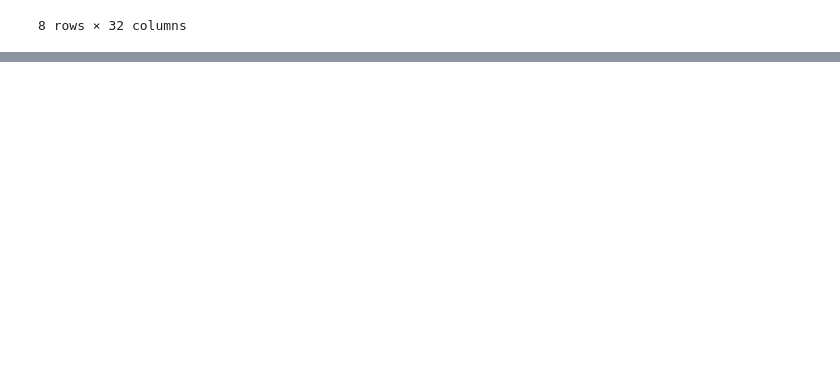
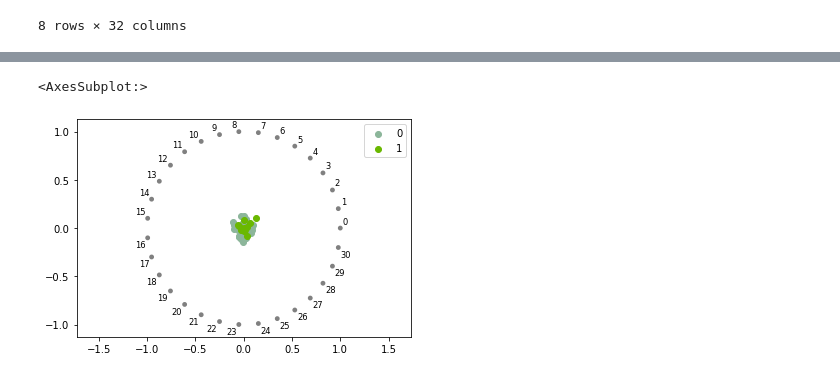
Before and after one commit to ytm0a/nn_binary_classifier---MADE-2022, a Jupyter notebook: classifier.ipynb, the cells around one changed output, grey strips where cells are left out. Cells and saved outputs as stored; diff of their text form; code cells hidden in the pictures; blank space fills up the shorter version.

```diff
--- a/classifier.ipynb
+++ b/classifier.ipynb
@@ -119,0 +133,9 @@ np.shape(x_pred)
+# %%
+import matplotlib.pyplot as plt
+from pandas.plotting import radviz
+plt.figure()
+
+radviz(dataframe_train.iloc[1:40,], 'target')
+# %% [output]
+<AxesSubplot:>
+[figure, added]
```
Also changed, not shown: parts of 10 cells of this notebook, 14 other files.
